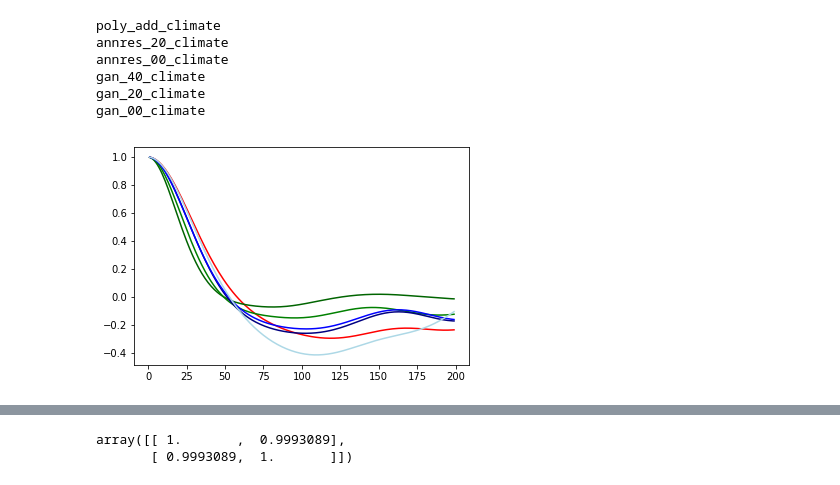
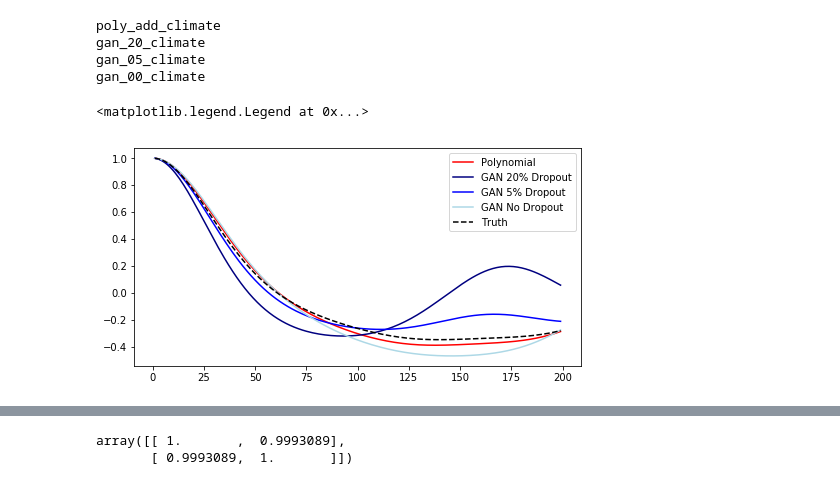
Before and after one commit to djgagne/lorenz_gan, a Jupyter notebook: notebooks/lorenz_gan_climate.ipynb, the cells around one changed output, grey strips where cells are left out. Cells and saved outputs as stored; diff of their text form; code cells hidden in the pictures.

```diff
--- a/notebooks/lorenz_gan_climate.ipynb
+++ b/notebooks/lorenz_gan_climate.ipynb
@@ -169,6 +43,6 @@ long_model_names = ["Polynomial", "ANN 20% Dropout", "ANN No Dropout", "GAN 40%
 # %%
 x_bins = np.arange(-20, 26, 2)
 u_bins = np.arange(-20, 30, 2)
-true_hist, xb, ub = np.histogram2d(x_vals, u_vals, bins=(x_bins, u_bins))
+true_hist, xb, ub = np.histogram2d(x_vals[:-1], u_vals[:, 0], bins=(x_bins, u_bins))
 true_hist = np.where(true_hist == 0, np.nan, true_hist)
 # %%
@@ -230,0 +95,17 @@ plt.savefig("l96_climate_u_res_hist.png", dpi=200, bbox_inches="tight")
+# %%
+fig, axes = plt.subplots(1, 1, figsize=(8, 6))
+var_names = ["u"]
+true_vals = [u_vals[:, 0]]
+bin_vals = [x_bins, u_bins]
+m_colors = ["red", "navy", "blue", "lightblue"]
+for a, ax in enumerate([axes]):
+    sns.kdeplot(true_vals[a], color="k", ax=ax, ls="--", gridsize=100, label="Truth")
+    for m, model in enumerate(models):
+        sns.kdeplot(all_data[model][var_names[a]][:, 0].values, gridsize=100,
+                color=m_colors[m], lw=2, ax=ax, label=long_model_names[m])
+    ax.set_xlabel(var_names[a].upper(), fontsize=14)
+    ax.set_ylabel("PDF", fontsize=14)
+    ax.set_title("Lorenz '96 Climate {0} Distribution".format(var_names[a].upper()), fontsize=14)
+    ax.legend()
+    #ax.set_yscale("log")
+plt.savefig("l96_climate_marginal_hist.png", dpi=200, bbox_inches="tight")
@@ -230,0 +114,17 @@ plt.savefig("l96_climate_u_res_hist.png", dpi=200, bbox_inches="tight")
+# %%
+fig, axes = plt.subplots(1, 1, figsize=(8, 6))
+var_names = ["u"]
+true_vals = [u_vals[:, 0]]
+bin_vals = [x_bins, u_bins]
+m_colors = ["red", "navy", "blue", "lightblue"]
+for a, ax in enumerate([axes]):
+    sns.kdeplot(true_vals[a] - y_scaling_values.loc[0, "mean"], color="k", ax=ax, ls="--", gridsize=100, label="Truth")
+    for m, model in enumerate(models):
+        sns.kdeplot(all_data[model][var_names[a]][:, 0].values - y_scaling_values.loc[0, "mean"], gridsize=100,
+                color=m_colors[m], lw=2, ax=ax, label=long_model_names[m])
+    ax.set_xlabel(var_names[a].upper(), fontsize=14)
+    ax.set_ylabel("PDF", fontsize=14)
+    ax.set_title("Lorenz '96 Climate {0} Distribution".format(var_names[a].upper()), fontsize=14)
+    ax.legend()
+    #ax.set_yscale("log")
+plt.savefig("l96_climate_marginal_hist.png", dpi=200, bbox_inches="tight")
@@ -231,21 +133,27 @@ plt.savefig("l96_climate_u_res_hist.png", dpi=200, bbox_inches="tight")
 # %%
 lags = np.arange(1, 200)
 x_lag_corrs = np.zeros((len(models), lags.size))
+true_lag_corrs = np.zeros(lags.size)
 for m, model in enumerate(models):
     print(model)
     model_x_values = all_data[model]["x"][:, 0].values
     for l, lag in enumerate(lags):
         x_lag_corrs[m, l] = np.corrcoef(model_x_values[:-lag],
                                         model_x_values[lag:])[0, 1]
+for l, lag in enumerate(lags):
+    true_lag_corrs[l] = np.corrcoef(x_vals[:-lag],
+                                    x_vals[lag:])[0, 1]
 # %% [output]
 poly_add_climate
-annres_20_climate
-annres_00_climate
-gan_40_climate
 gan_20_climate
+gan_05_climate
 gan_00_climate
 # %%
+plt.figure(figsize=(8, 4))
 for m, model in enumerate(models):
-    plt.plot(lags, x_lag_corrs[m], color=m_colors[m])
+    plt.plot(lags, x_lag_corrs[m], color=m_colors[m], label=long_model_names[m])
+plt.plot(lags, true_lag_corrs, "k--", label="Truth")
+plt.legend()
 # %% [output]
+<matplotlib.legend.Legend at 0x...>
-[figure, old version]
+[figure, new version]
```
Also changed, not shown: parts of 53 cells of this notebook, 18 other files.
